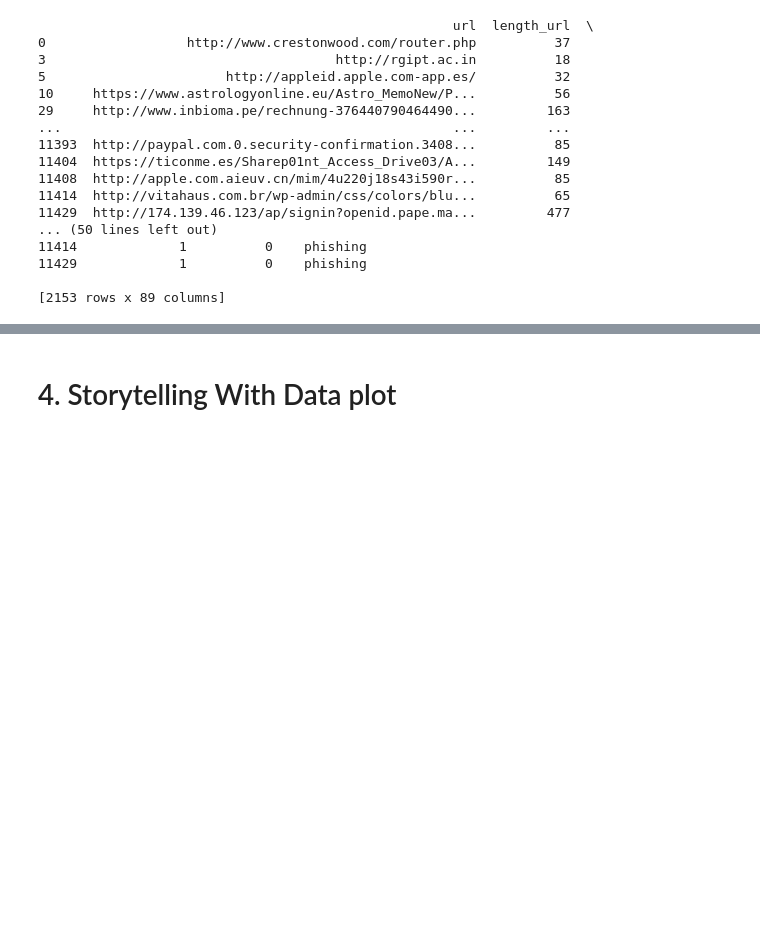
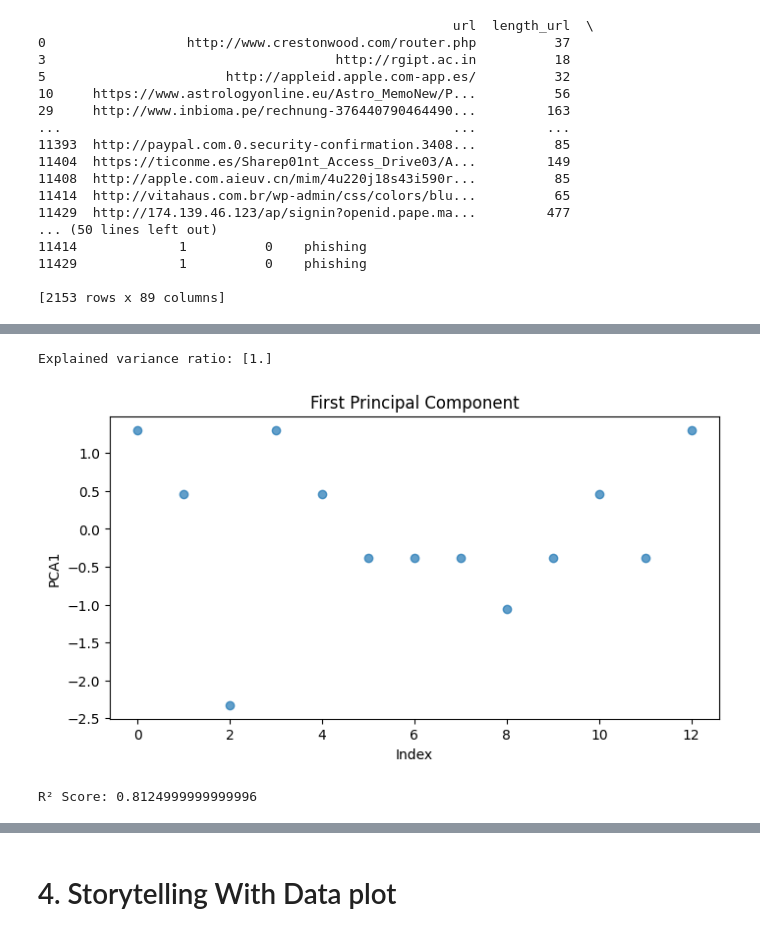
Before and after one commit to Rocking-Priya/2025-spring-B2, a Jupyter notebook: Week9.ipynb, the cells around one changed output, grey strips where cells are left out. Cells and saved outputs as stored; diff of their text form; code cells hidden in the pictures; blank space fills up the shorter version.

```diff
--- a/Week9.ipynb
+++ b/Week9.ipynb
@@ -214,0 +289,50 @@ From PCA, the first component explained X% of the total variance, indicating the
+# %%
+# Prepare numeric data
+df_pca = df_3[['cvss']].dropna()
+
+# Standardize data
+scaler = StandardScaler()
+df_scaled = scaler.fit_transform(df_pca)
+
+# Apply PCA
+pca = PCA()
+pca_result = pca.fit_transform(df_scaled)
+
+# Explained variance
+print("Explained variance ratio:", pca.explained_variance_ratio_)
+
+# Use only first component
+df_3['PCA1'] = np.nan
+df_3.loc[df_pca.index, 'PCA1'] = pca_result[:, 0]
+
+# Scatter plot of first principal component
+plt.figure(figsize=(8, 4))
+plt.scatter(range(len(df_pca)), pca_result[:, 0], alpha=0.7)
+plt.title('First Principal Component')
+plt.xlabel('Index')
+plt.ylabel('PCA1')
+plt.show()
+# %% [output]
+Explained variance ratio: [1.]
+[figure, added]
+# %%
+# Convert categorical variables
+df_model = df_3[['cvss', 'complexity', 'severity']].dropna()
+df_model = pd.get_dummies(df_model, drop_first=True)
+
+# Train/test split
+X = df_model.drop('cvss', axis=1)
+y = df_model['cvss']
+X_train, X_test, y_train, y_test = train_test_split(X, y, test_size=0.2, random_state=42)
+
+# Train model
+model = LinearRegression()
+model.fit(X_train, y_train)
+
+# Predict
+y_pred = model.predict(X_test)
+
+# Evaluate
+print("R² Score:", r2_score(y_test, y_pred))
+# %% [output]
+R² Score: 0.8124999999999996
```
Also changed, not shown: parts of 18 cells of this notebook.
